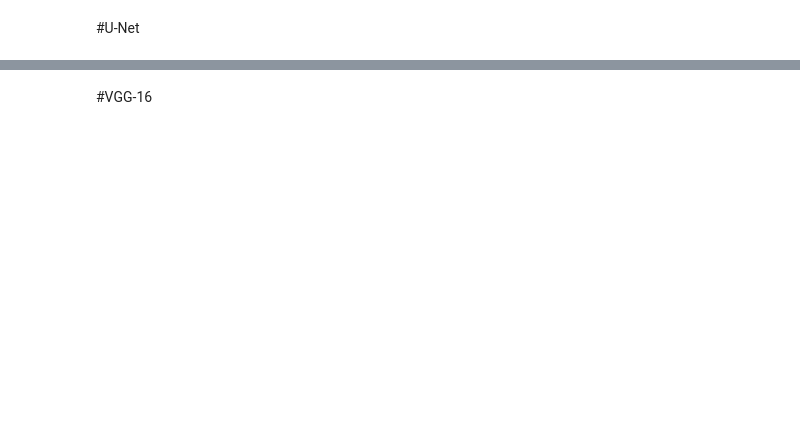
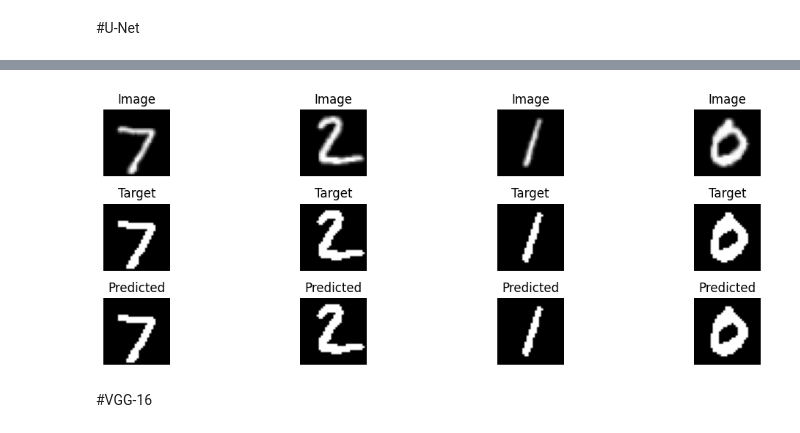
Before and after one commit to fbeilstein/neural_networks, a Jupyter notebook: lecture_3_nn_architectures.ipynb, the cells around one changed output, grey strips where cells are left out. Drawn from its saved outputs; the diff is of its cells as text; code cells hidden in the pictures; blank space fills up the shorter version.

```diff
--- a/lecture_3_nn_architectures.ipynb
+++ b/lecture_3_nn_architectures.ipynb
@@ -516,0 +702,81 @@ Epoch 10, Loss: 106.19
+# %%
+# --- Dummy Segmentation Dataset ---
+
+class MNISTSegmentation(Dataset):
+  def __init__(self, mnist_dataset):
+    self.mnist = mnist_dataset
+
+  def __len__(self):
+    return len(self.mnist)
+
+  def __getitem__(self, idx):
+    img, label = self.mnist[idx]
+    mask = (img > 0.2).float()  # crude foreground mask
+    return img, mask
+
+# --- Training UNet on synthetic masks ---
+
+device = torch.device("cuda" if torch.cuda.is_available() else "cpu")
+
+transform = transforms.Compose([
+    transforms.Resize((32, 32)), # need this for good sizes
+    transforms.ToTensor()
+])
+
+mnist_train = torchvision.datasets.MNIST(root="./data", train=True, download=True, transform=transform)
+mnist_test = torchvision.datasets.MNIST(root="./data", train=False, download=True, transform=transform)
+
+trainset_seg = MNISTSegmentation(mnist_train)
+testset_seg = MNISTSegmentation(mnist_test)
+
+trainloader_seg = DataLoader(trainset_seg, batch_size=32, shuffle=True)
+testloader_seg = DataLoader(testset_seg, batch_size=32, shuffle=False)
+
+model = UNetSmall().to(device)
+optimizer = torch.optim.Adam(model.parameters(), lr=0.001)
+criterion = nn.BCELoss()
+
+for epoch in range(3):  # Short training for demo
+  model.train()
+  total_loss = 0
+  for img, mask in trainloader_seg:
+    img, mask = img.to(device), mask.to(device)
+    optimizer.zero_grad()
+    output = model(img)
+    loss = criterion(output, mask)
+    loss.backward()
+    optimizer.step()
+    total_loss += loss.item()
+  print(f"Epoch {epoch+1}, Loss: {total_loss / len(trainloader_seg):.4f}")
+
+# Show some predictions
+model.eval()
+with torch.no_grad():
+  img, mask = next(iter(testloader_seg))
+  img = img.to(device)
+  pred = model(img)
+
+img = img.cpu().numpy()
+pred = pred.cpu().numpy()
+mask = mask.numpy()
+
+plt.figure(figsize=(12, 4))
+for i in range(4):
+  plt.subplot(3, 4, i+1)
+  plt.imshow(img[i, 0], cmap='gray')
+  plt.axis('off')
+  plt.title("Image")
+
+  plt.subplot(3, 4, i+5)
+  plt.imshow(mask[i, 0], cmap='gray')
+  plt.axis('off')
+  plt.title("Target")
+
+  plt.subplot(3, 4, i+9)
+  plt.imshow(pred[i, 0], cmap='gray')
+  plt.axis('off')
+  plt.title("Predicted")
+
+plt.tight_layout()
+plt.show()
+# %% [output]
@@ -517,3 +786,4 @@ Epoch 10, Loss: 106.19
+[figure, added]
 # %% [markdown]
 #VGG-16
 # %% [markdown]
```
Also changed, not shown: parts of 8 cells of this notebook.
